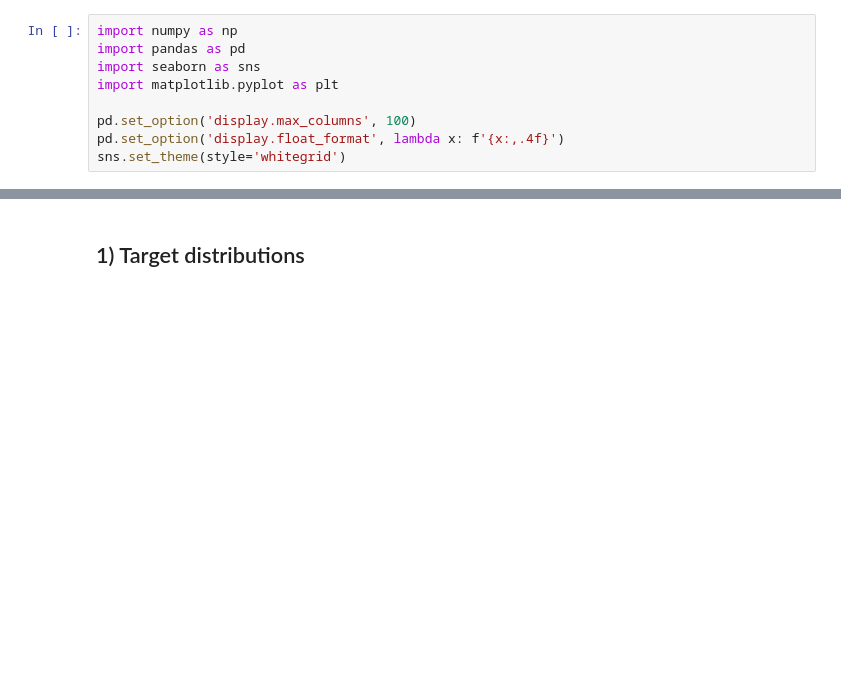
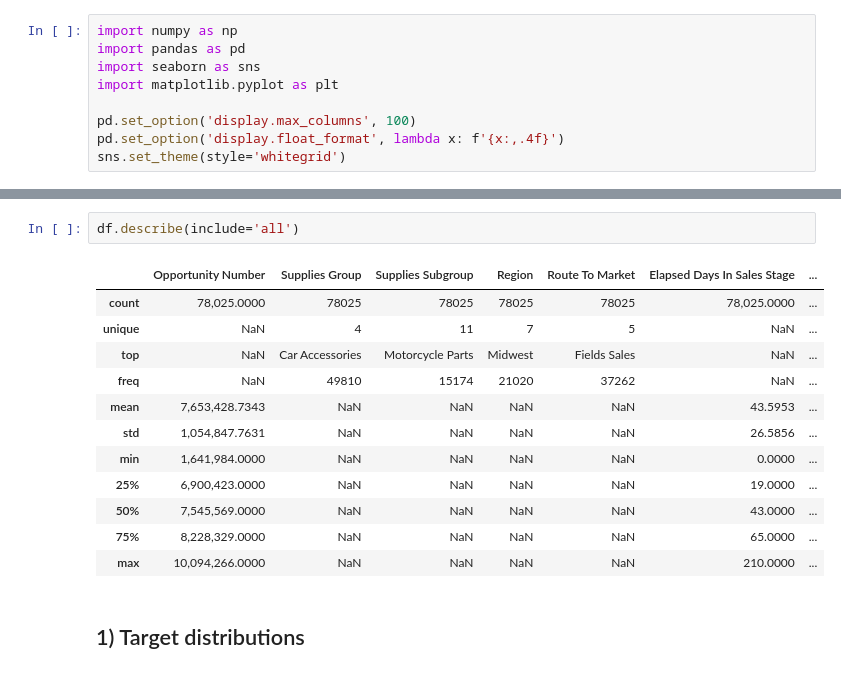
Before and after one commit to mrbungie/mib_cars_analysis, a Jupyter notebook: notebooks/1_simple_eda_and_cleaning/00_basic_validation.ipynb, the cells around one changed output, grey strips where cells are left out. Saved outputs shown, nothing was run; the diff lists cells and outputs as text; blank space fills up the shorter version.

```diff
--- a/notebooks/1_simple_eda_and_cleaning/0_basic_validation.ipynb
+++ b/notebooks/1_simple_eda_and_cleaning/00_basic_validation.ipynb
@@ -32,3 +53,18 @@ columns: 19
+# %%
+df.describe(include='all')
+# %% [output]
+|  | Opportunity Number | Supplies Group | Supplies Subgroup | Region | Route To Market | Elapsed Days In Sales Stage | ... |
+| count | 78,025.0000 | 78025 | 78025 | 78025 | 78025 | 78,025.0000 | ... |
+| unique | NaN | 4 | 11 | 7 | 5 | NaN | ... |
+| top | NaN | Car Accessories | Motorcycle Parts | Midwest | Fields Sales | NaN | ... |
+| freq | NaN | 49810 | 15174 | 21020 | 37262 | NaN | ... |
+| mean | 7,653,428.7343 | NaN | NaN | NaN | NaN | 43.5953 | ... |
+| std | 1,054,847.7631 | NaN | NaN | NaN | NaN | 26.5856 | ... |
+| min | 1,641,984.0000 | NaN | NaN | NaN | NaN | 0.0000 | ... |
+| 25% | 6,900,423.0000 | NaN | NaN | NaN | NaN | 19.0000 | ... |
+| 50% | 7,545,569.0000 | NaN | NaN | NaN | NaN | 43.0000 | ... |
+| 75% | 8,228,329.0000 | NaN | NaN | NaN | NaN | 65.0000 | ... |
+| max | 10,094,266.0000 | NaN | NaN | NaN | NaN | 210.0000 | ... |
 # %% [markdown]
 ## 1) Target distributions
 # %%
```
Also changed, not shown: parts of 5 cells of this notebook, 39 other files.
